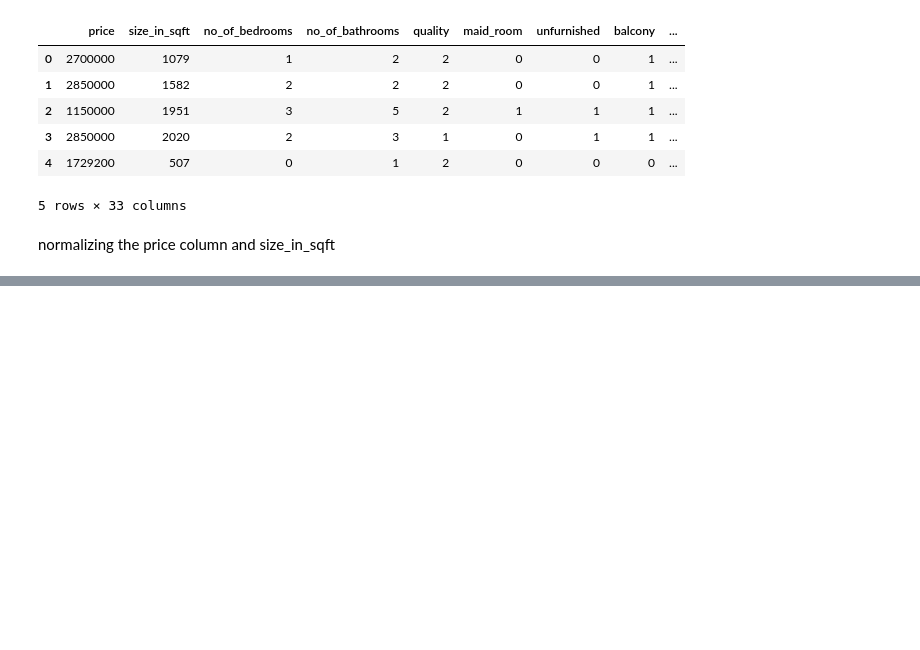
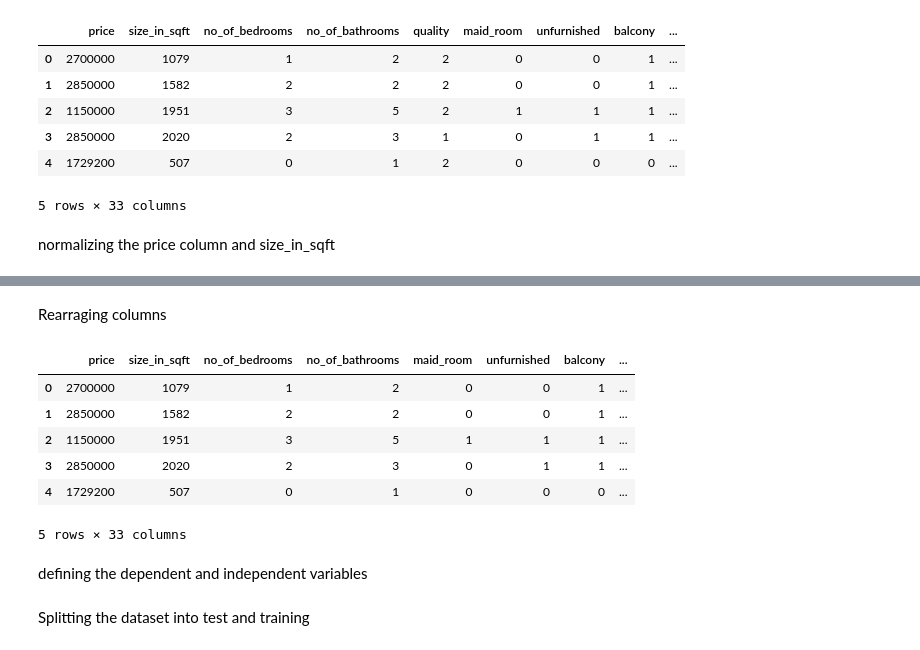
Before and after one commit to anuththara325/DubaiProperty_PricePrediction, a Jupyter notebook: DubaiProperty_Prediction.ipynb, the cells around one changed output, grey strips where cells are left out. Drawn from its saved outputs; the diff is of its cells as text; code cells hidden in the pictures; blank space fills up the shorter version.

```diff
--- a/DubaiProperty_Prediction.ipynb
+++ b/DubaiProperty_Prediction.ipynb
@@ -317,3 +322,25 @@ normalizing the price column and size_in_sqft
 #plt.ylabel('Spending Score (1-100)')
 #plt.legend()
 #plt.show()
+# %% [markdown]
+Rearraging columns
+# %%
+columns = ['price', 'size_in_sqft', 'no_of_bedrooms', 'no_of_bathrooms' ,'maid_room' ,'unfurnished' ,
+               'balcony' , 'barbecue_area' , 'built_in_wardrobes', 'central_ac' ,'childrens_play_area' ,'childrens_pool' ,
+                'concierge' , 'covered_parking','kitchen_appliances' ,'lobby_in_building','maid_service' ,'networked',
+                'pets_allowed' ,'private_garden' ,'private_gym' ,'private_jacuzzi' ,'private_pool' ,'security' ,'shared_gym' ,
+                'shared_pool' ,'shared_spa' ,'study' ,'vastu_compliant' ,'view_of_landmark' ,'view_of_water' ,'walk_in_closet' ,
+                'quality']
+dataset2 = dataset2[columns]
+# %%
+dataset2.head()
+# %% [output]
+|  | price | size_in_sqft | no_of_bedrooms | no_of_bathrooms | maid_room | unfurnished | balcony | ... |
+| 0 | 2700000 | 1079 | 1 | 2 | 0 | 0 | 1 | ... |
+| 1 | 2850000 | 1582 | 2 | 2 | 0 | 0 | 1 | ... |
+| 2 | 1150000 | 1951 | 3 | 5 | 1 | 1 | 1 | ... |
+| 3 | 2850000 | 2020 | 2 | 3 | 0 | 1 | 1 | ... |
+| 4 | 1729200 | 507 | 0 | 1 | 0 | 0 | 0 | ... |
+5 rows × 33 columns
+# %% [markdown]
+defining the dependent and independent variables
@@ -319,0 +350,2 @@ normalizing the price column and size_in_sqft
+# %% [markdown]
+Splitting the dataset into test and training
```
Also changed, not shown: parts of 18 cells of this notebook.
